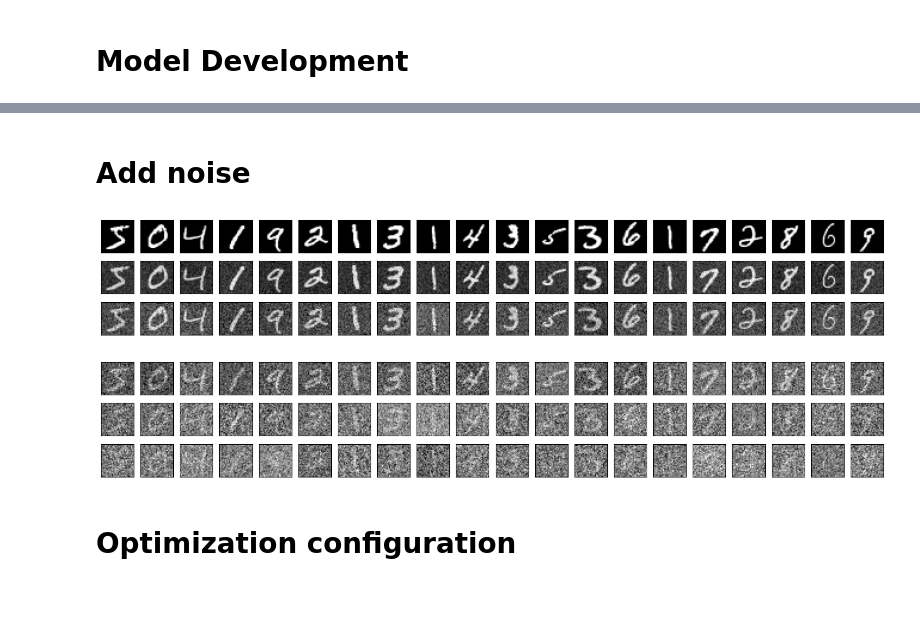
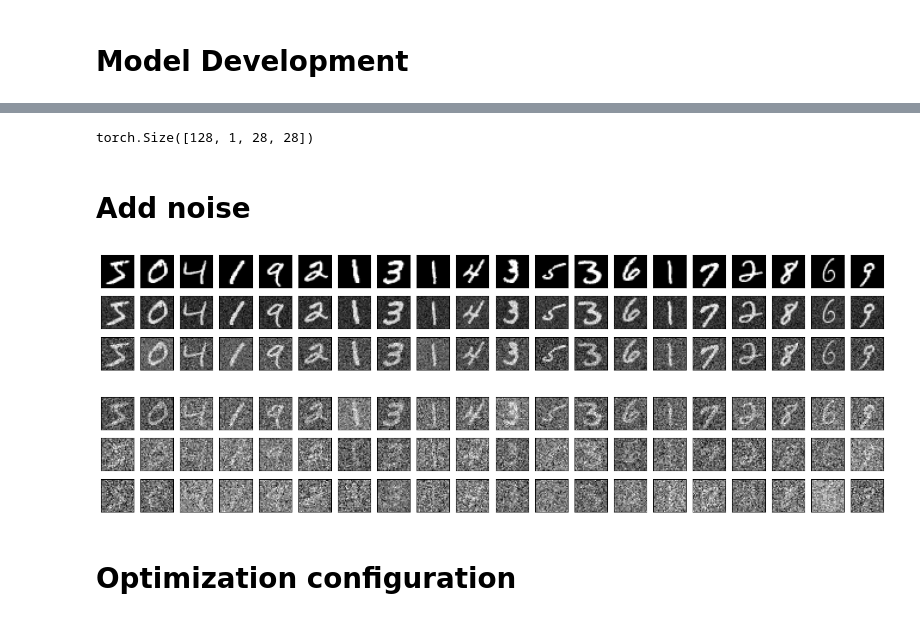
Before and after one commit to taimoon/deep-learning-note, a Jupyter notebook: MNIST AUTOENCODER.ipynb, the cells around one changed output, grey strips where cells are left out. Saved outputs shown, nothing was run; the diff lists cells and outputs as text; code cells hidden in the pictures.

```diff
--- a/MNIST AUTOENCODER.ipynb
+++ b/MNIST AUTOENCODER.ipynb
@@ -54,8 +33,7 @@ assert(len(test_data) // tmp_steps * tmp_steps == len(test_data))
 # %%
-steps_per_epoch = 200
-train_dataloader = DataLoader(training_data,batch_size=len(training_data) // steps_per_epoch)
-test_dataloader = DataLoader(test_data,batch_size=len(test_data) // steps_per_epoch)
-# first_data = lambda dataloader : next(iter(dataloader))
+train_dataloader = DataLoader(training_data,batch_size=128,drop_last=True)
+test_dataloader = DataLoader(test_data,batch_size=128,drop_last=True)
+steps_per_epoch = len(train_dataloader)
 print_shape = lambda X,y: print(f"Shape of X [N, C, H, W]: {X.shape}\n"
                                 f"Shape of y: {y.shape} {y.dtype}")
 print_shape(*next(iter(train_dataloader)))
@@ -145,19 +127,37 @@ torch.Size([300, 1, 28, 28])
+# %%
+model = Autoencoder(MNIST_Encoder(10),MNIST_Decoder(10)).to(device)
+model.load_state_dict(torch.load("model_checkpoint/mnist_autoencoder.pth"))
+X,_ = next(iter(train_dataloader))
+model(X.to(device)).shape
+# %% [output]
+torch.Size([128, 1, 28, 28])
 # %% [markdown]
 # Add noise
+# %%
+def visualize_rows(*rows,n=20):
+    fig,axs = plt.subplots(len(rows),n,
+                           figsize=(n,len(rows)))
+    for ax_r,row in zip(axs,rows):
+        for ax, img in zip(ax_r,row):
+            ax.imshow(img,cmap='gray')
+            ax.set_xticks([])
+            ax.set_yticks([])
+    plt.show()
 # %%
 def noising(X, noise_factor = 0.2):
     return torch.randn_like(X)*noise_factor + X
 # %%
 X,_ = next(iter(train_dataloader))
-visualize(X.view(-1,28,28),
-          noising(X,0.2).view(-1,28,28),
-          noising(X,0.1).view(-1,28,28),)
-visualize(noising(X,0.4).view(-1,28,28),
-          noising(X,1).view(-1,28,28),
-          noising(X,0.8).view(-1,28,28),)
+visualize_rows(X.view(-1,28,28),
+               noising(X,0.1).view(-1,28,28),
+               noising(X,0.2).view(-1,28,28),)
+
+visualize_rows(noising(X,0.4).view(-1,28,28),
+               noising(X,0.8).view(-1,28,28),
+               noising(X,1).view(-1,28,28),)
 # %% [output]
 [figure]
-[figure, old version]
+[figure, new version]
 # %% [markdown]
 # Optimization configuration
 # %%
```
Also changed, not shown: parts of 16 cells of this notebook, 2 other files.
